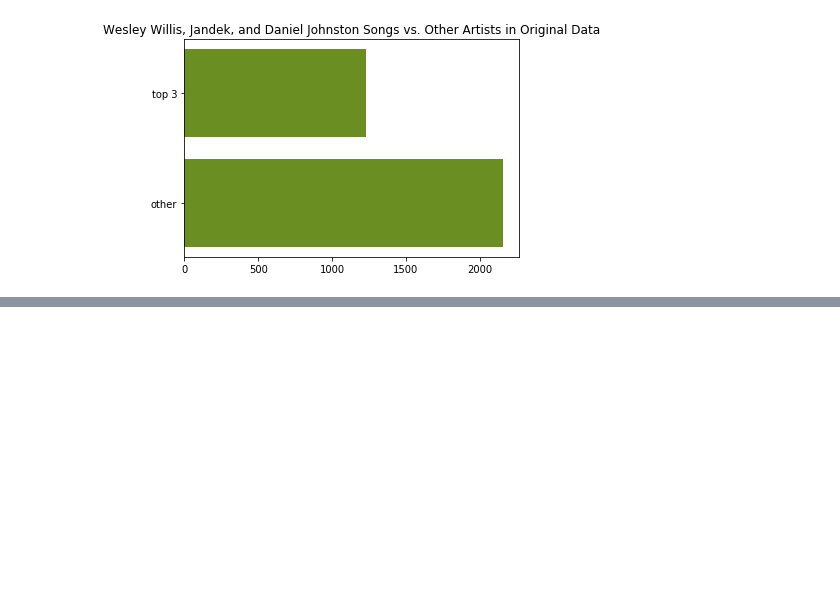
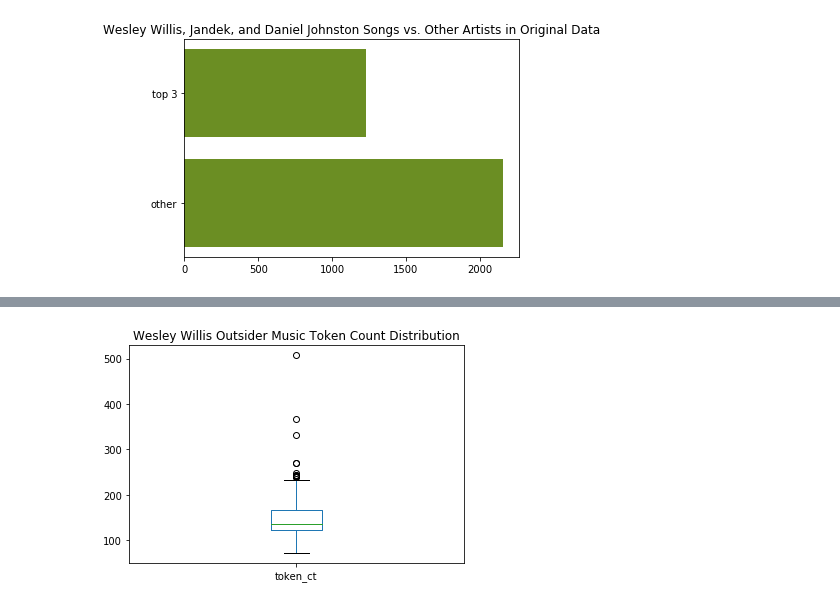
Before and after one commit to Data-Science-for-Linguists-2022/Outsider-Music-Linguistic-Analysis, a Jupyter notebook: scripts_&_analysis/3_data_cleaning_and_exploration.ipynb, the cells around one changed output, grey strips where cells are left out. Saved outputs shown, nothing was run; the diff lists cells and outputs as text; code cells hidden in the pictures; blank space fills up the shorter version.

```diff
--- a/scripts_&_analysis/3_data_cleaning_and_exploration.ipynb
+++ b/scripts_&_analysis/3_data_cleaning_and_exploration.ipynb
@@ -1307,0 +1403,5 @@ plt.show()
+# %%
+willis.token_ct.plot(kind = "box", rot=0, title = "Wesley Willis Outsider Music Token Count Distribution")
+plt.savefig('../images/willis_token_count_dist.png')
+# %% [output]
+[figure, added]
```
Also changed, not shown: parts of 50 cells of this notebook.
